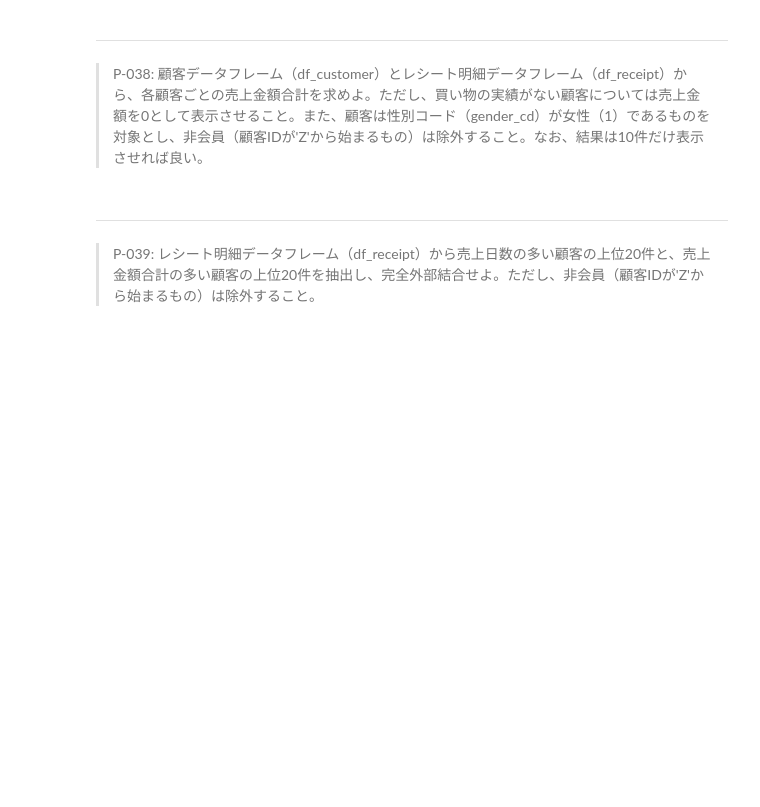
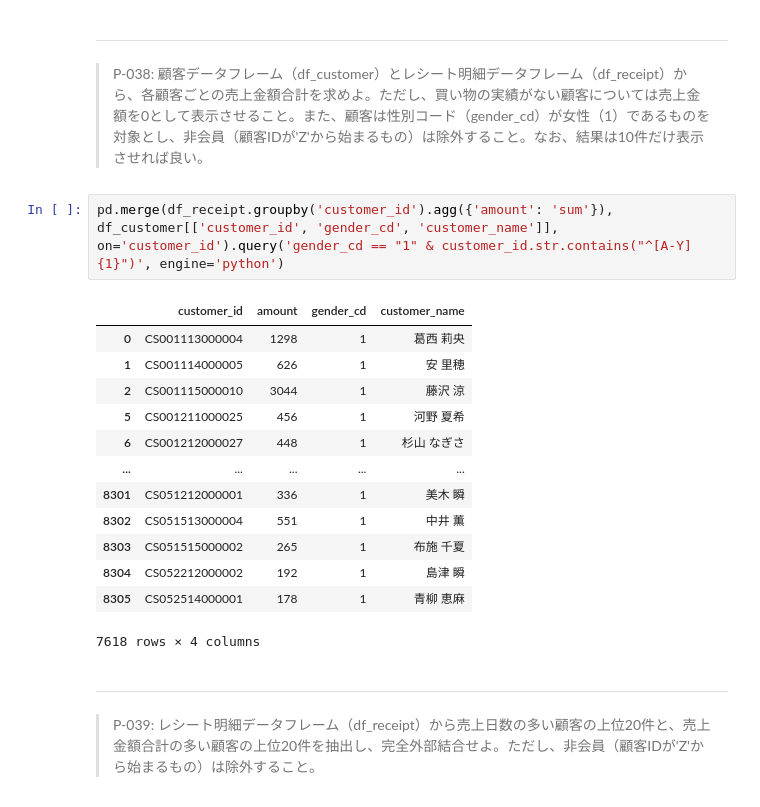
Before and after one commit to ancolin/100knocks-preprocess, a Jupyter notebook: docker/work/20200708_preprocess_knock_Python.ipynb, the cells around one changed output. Drawn from its saved outputs; the diff is of its cells as text; blank space fills up the shorter version.

```diff
--- a/docker/work/20200708_preprocess_knock_Python.ipynb
+++ b/docker/work/20200708_preprocess_knock_Python.ipynb
@@ -589,6 +669,22 @@ Name: amount, dtype: float64
 # %% [markdown]
 ---
 > P-038: 顧客データフレーム（df_customer）とレシート明細データフレーム（df_receipt）から、各顧客ごとの売上金額合計を求めよ。ただし、買い物の実績がない顧客については売上金額を0として表示させること。また、顧客は性別コード（gender_cd）が女性（1）であるものを対象とし、非会員（顧客IDが'Z'から始まるもの）は除外すること。なお、結果は10件だけ表示させれば良い。
+# %%
+pd.merge(df_receipt.groupby('customer_id').agg({'amount': 'sum'}), df_customer[['customer_id', 'gender_cd', 'customer_name']], on='customer_id').query('gender_cd == "1" & customer_id.str.contains("^[A-Y]{1}")', engine='python')
+# %% [output]
+|  | customer_id | amount | gender_cd | customer_name |
+| 0 | CS001113000004 | 1298 | 1 | 葛西 莉央 |
+| 1 | CS001114000005 | 626 | 1 | 安 里穂 |
+| 2 | CS001115000010 | 3044 | 1 | 藤沢 涼 |
+| 5 | CS001211000025 | 456 | 1 | 河野 夏希 |
+| 6 | CS001212000027 | 448 | 1 | 杉山 なぎさ |
+| ... | ... | ... | ... | ... |
+| 8301 | CS051212000001 | 336 | 1 | 美木 瞬 |
+| 8302 | CS051513000004 | 551 | 1 | 中井 薫 |
+| 8303 | CS051515000002 | 265 | 1 | 布施 千夏 |
+| 8304 | CS052212000002 | 192 | 1 | 島津 瞬 |
+| 8305 | CS052514000001 | 178 | 1 | 青柳 恵麻 |
+7618 rows × 4 columns
 # %% [markdown]
 ---
 > P-039: レシート明細データフレーム（df_receipt）から売上日数の多い顧客の上位20件と、売上金額合計の多い顧客の上位20件を抽出し、完全外部結合せよ。ただし、非会員（顧客IDが'Z'から始まるもの）は除外すること。
```
Also changed, not shown: parts of 11 cells of this notebook.
